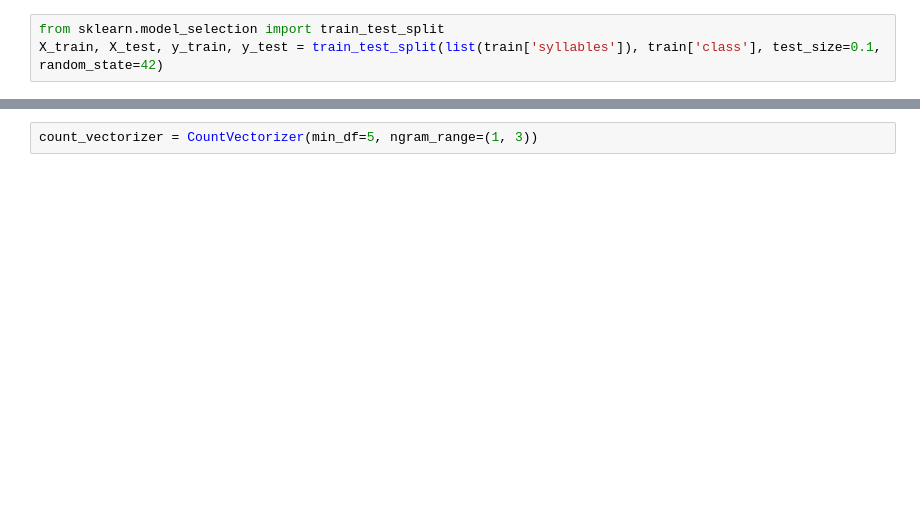
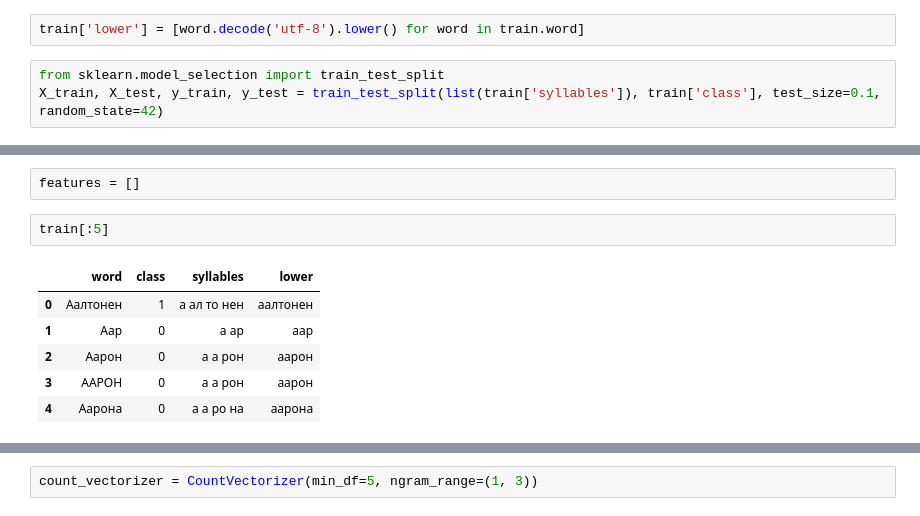
Before and after one commit to AnatoliiPotapov/ML-MIPT, a Jupyter notebook: hw4/HW4_1_solution.ipynb, the cells around one changed output, grey strips where cells are left out. Saved outputs shown, nothing was run; the diff lists cells and outputs as text; blank space fills up the shorter version.

```diff
--- a/hw4/HW4_1_solution.ipynb
+++ b/hw4/HW4_1_solution.ipynb
@@ -88,3 +29,5 @@ train
+# %%
+train['lower'] = [word.decode('utf-8').lower() for word in train.word]
 # %%
 from sklearn.model_selection import train_test_split
 X_train, X_test, y_train, y_test = train_test_split(list(train['syllables']), train['class'], test_size=0.1, random_state=42)
@@ -101,0 +51,11 @@ CountVectorizer(analyzer=u'word', binary=False, decode_error=u'strict',
+# %%
+features = []
+# %%
+train[:5]
+# %% [output]
+|  | word | class | syllables | lower |
+| 0 | Аалтонен | 1 | а ал то нен | аалтонен |
+| 1 | Аар | 0 | а ар | аар |
+| 2 | Аарон | 0 | а а рон | аарон |
+| 3 | ААРОН | 0 | а а рон | аарон |
+| 4 | Аарона | 0 | а а ро на | аарона |
```
Also changed, not shown: parts of 30 cells of this notebook, 19 other files.
